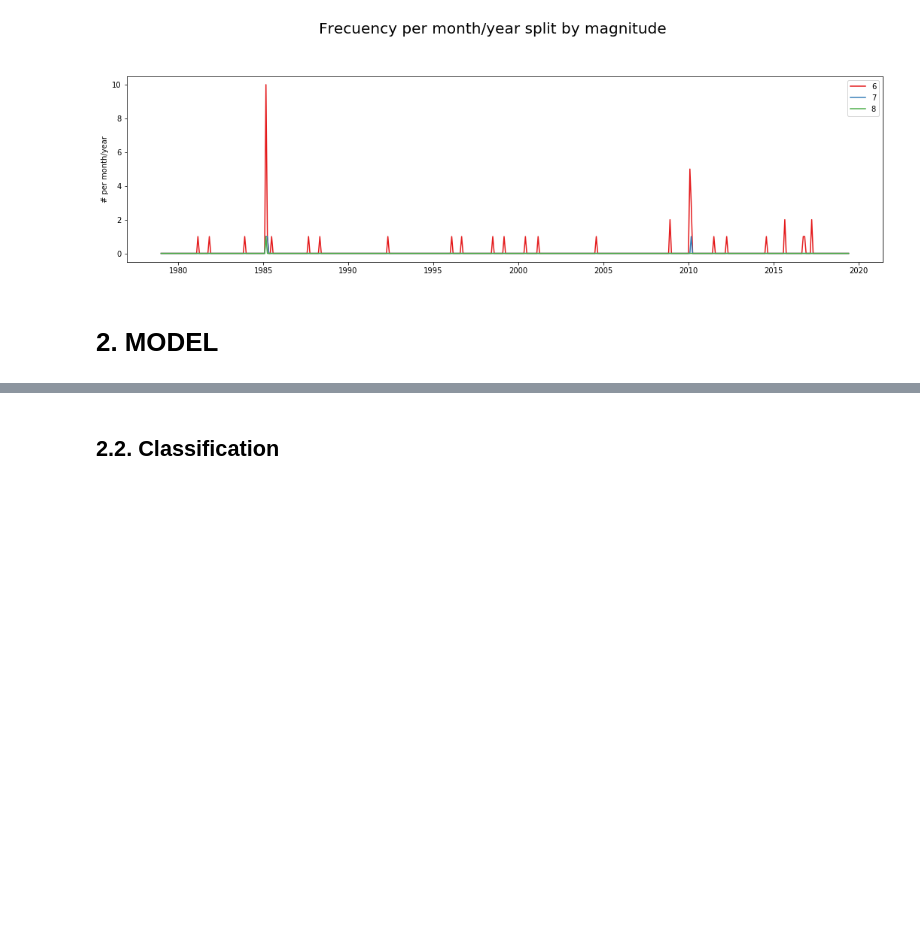
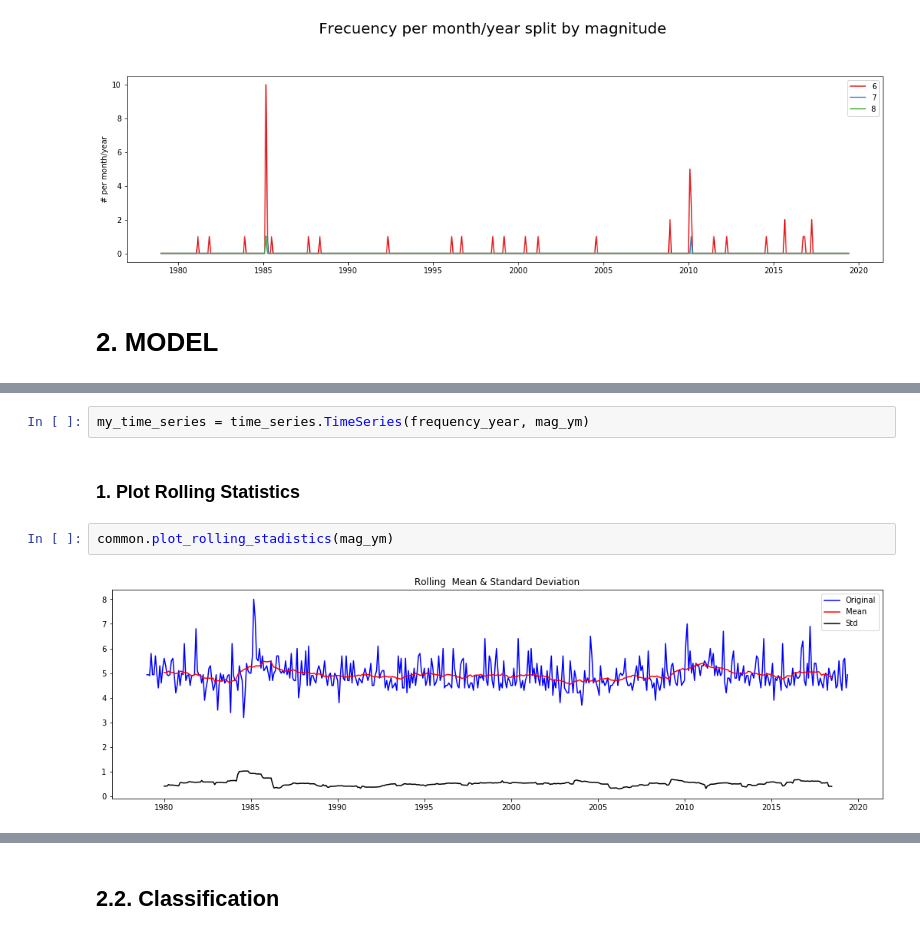
Before and after one commit to HitosVilla/TFM_Earthquake_Prediction, a Jupyter notebook: TFM_Memo.ipynb, the cells around one changed output, grey strips where cells are left out. Cells and saved outputs as stored; diff of their text form; blank space fills up the shorter version.

Commit message:
Time Series

```diff
--- a/TFM_Memo.ipynb
+++ b/TFM_Memo.ipynb
@@ -181,0 +223,8 @@ common.plot_regression_with_big_earthquake(title_figure,y_label,column_x,data_fr
+# %%
+my_time_series = time_series.TimeSeries(frequency_year, mag_ym)
+# %% [markdown]
+### 1. Plot Rolling Statistics
+# %%
+common.plot_rolling_stadistics(mag_ym)
+# %% [output]
+[figure, added]
```
Also changed, not shown: parts of 37 cells of this notebook, 5 other files.
